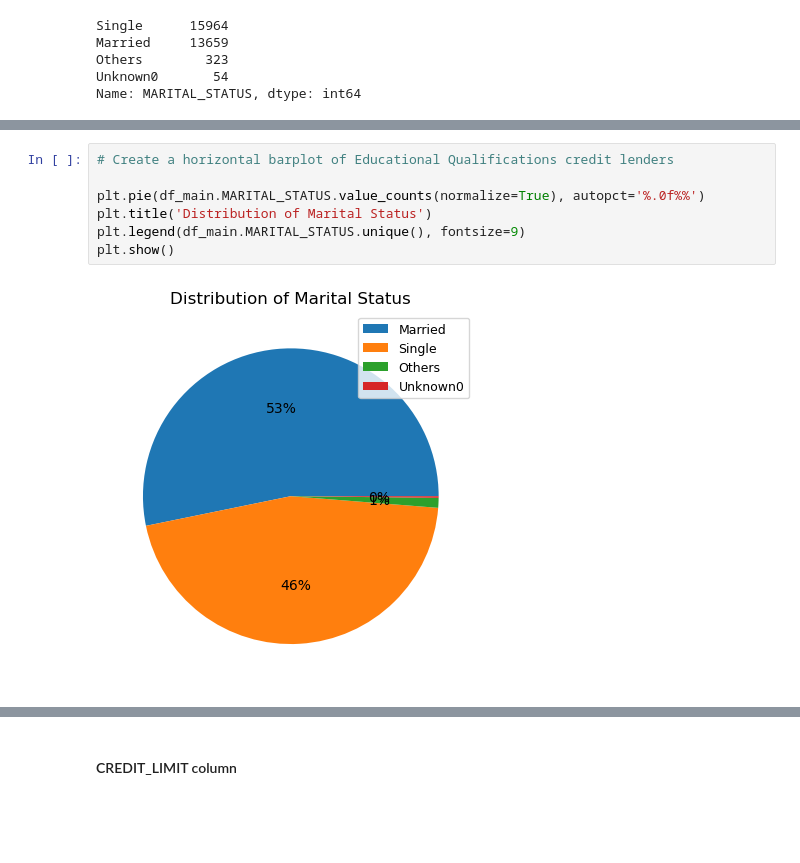
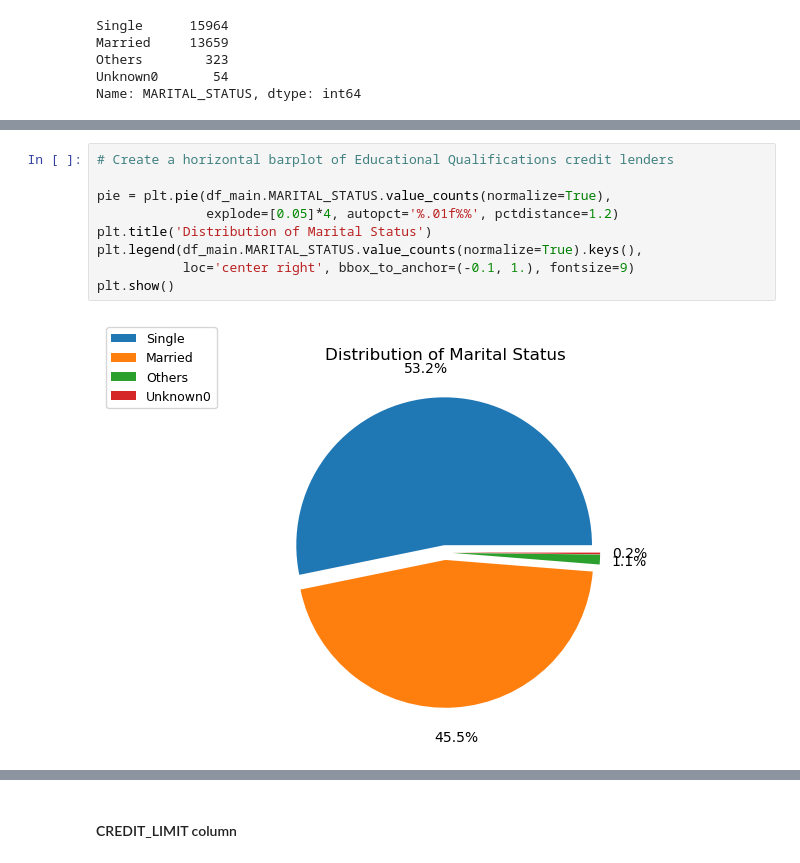
Before and after one commit to ambily-treesa/DAB103-CreditCardDefault, a Jupyter notebook: DAB103 Credit Card Payment Default EDA-Final.ipynb, the cells around one changed output, grey strips where cells are left out. Saved outputs shown, nothing was run; the diff lists cells and outputs as text; blank space fills up the shorter version.

```diff
--- a/DAB103 Credit Card Payment Default EDA-Final.ipynb
+++ b/DAB103 Credit Card Payment Default EDA-Final.ipynb
@@ -406,9 +419,11 @@ Name: MARITAL_STATUS, dtype: int64
 # %%
 # Create a horizontal barplot of Educational Qualifications credit lenders
 
-plt.pie(df_main.MARITAL_STATUS.value_counts(normalize=True), autopct='%.0f%%')
+pie = plt.pie(df_main.MARITAL_STATUS.value_counts(normalize=True),
+              explode=[0.05]*4, autopct='%.01f%%', pctdistance=1.2)
 plt.title('Distribution of Marital Status')
-plt.legend(df_main.MARITAL_STATUS.unique(), fontsize=9)
+plt.legend(df_main.MARITAL_STATUS.value_counts(normalize=True).keys(),
+           loc='center right', bbox_to_anchor=(-0.1, 1.), fontsize=9)
 plt.show()
 # %% [output]
-[figure, old version]
+[figure, new version]
```
Also changed, not shown: parts of 5 cells of this notebook.
